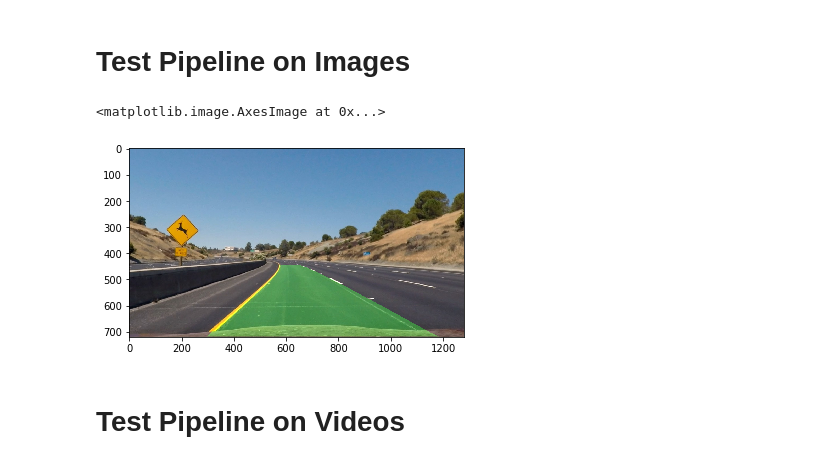
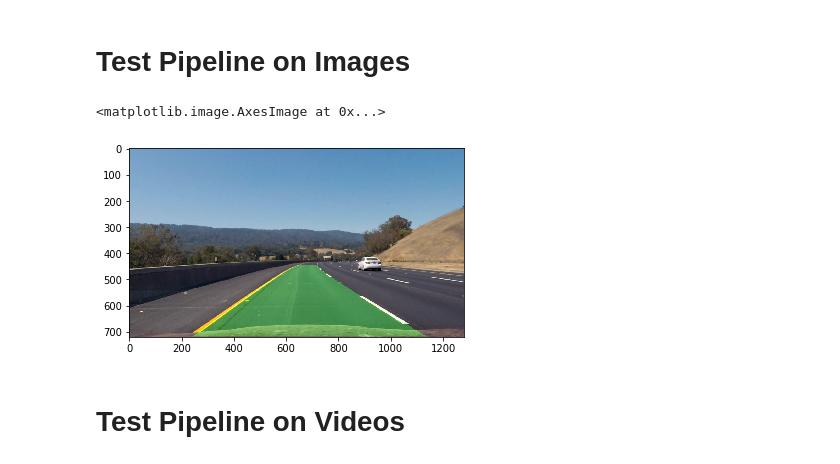
Before and after one commit to hackattendant/Lane-Detection-Python, a Jupyter notebook: Advanced-Lane-Lines.ipynb, the cells around one changed output. Drawn from its saved outputs; the diff is of its cells as text; code cells hidden in the pictures.

```diff
--- a/Advanced-Lane-Lines.ipynb
+++ b/Advanced-Lane-Lines.ipynb
@@ -450,33 +450,6 @@ def find_lanes(img, undist):
     rightx = nonzerox[right_lane_inds]
     righty = nonzeroy[right_lane_inds]
 
-
-    """
-    Test Code"""
-
-    # Chjeck for any lanes that are not detected in this current frame then use the history
-    if (leftx.size < 5):
-        left_lane.detected = False
-        print ("Left lane detected - False")
-    else:
-        left_lane.detected = True
-        print ("Left lane detected - True")
-
-    if (rightx.size < 5):
-        right_lane.detected = False
-        print ("Right lane detected False")
-    else:
-        right_lane.detected = True
-        print ("Right lane detected True")
-
-
-    print (left_lane.detected, right_lane.detected)
-
-    # If lane is detected then try to fit the poly
-
-
-    """
-    End of test code"""
     # Fit a second order polynomial to each
     left_fit = np.polyfit(lefty, leftx, 2)
     right_fit = np.polyfit(righty, rightx, 2)
@@ -555,12 +528,12 @@ def process_img(img):
 # %% [markdown]
 # Test Pipeline on Images
 # %%
-test_image_final = mpimg.imread('test_images/test2.jpg')
+test_image_final = mpimg.imread('test_images/test3.jpg')
 test = process_img(test_image_final)
 plt.imshow(test)
 # %% [output]
 <matplotlib.image.AxesImage at 0x...>
-[figure, old version]
+[figure, new version]
 # %% [markdown]
 # Test Pipeline on Videos
 # %%
```
Also changed, not shown: parts of 3 cells of this notebook.
